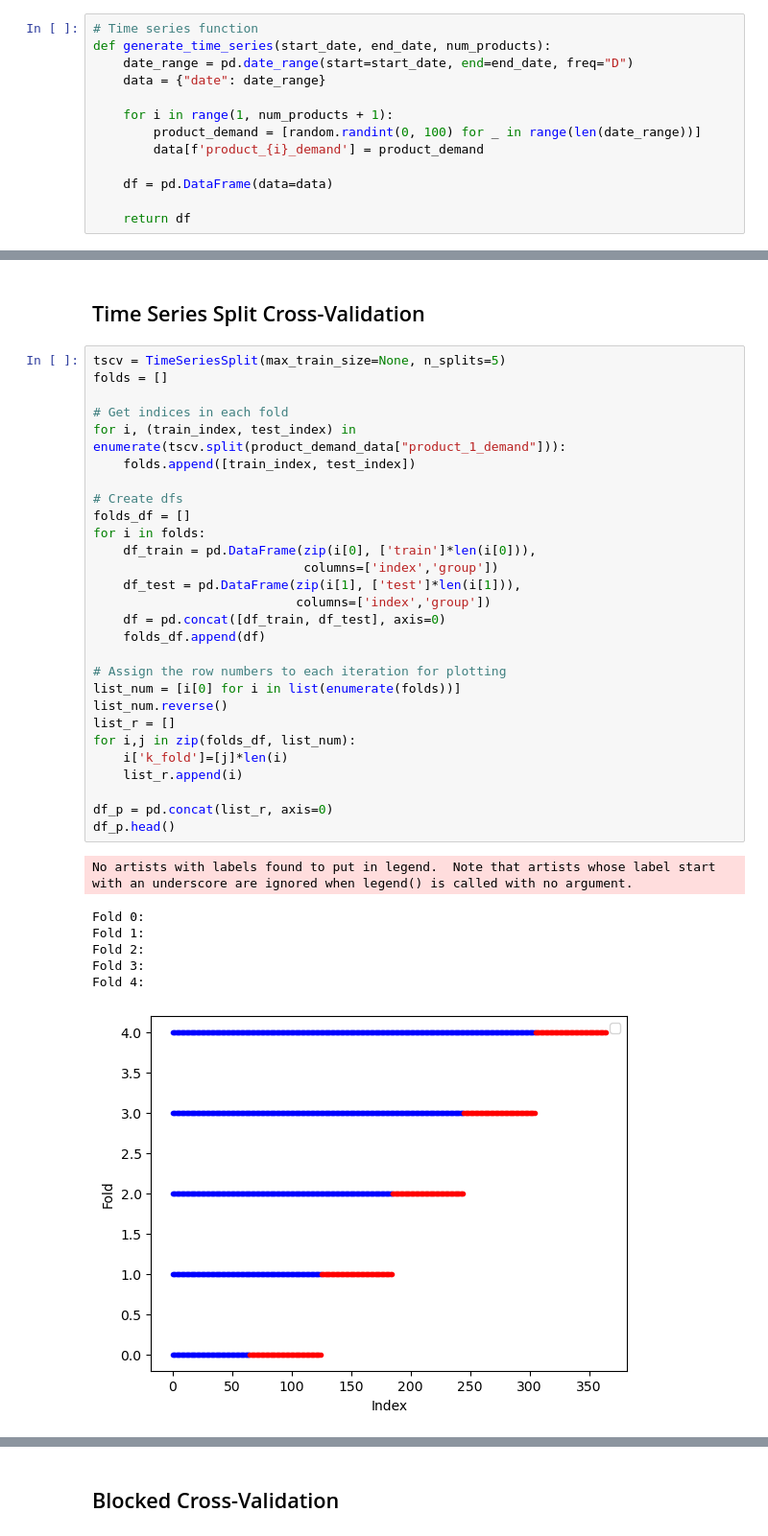
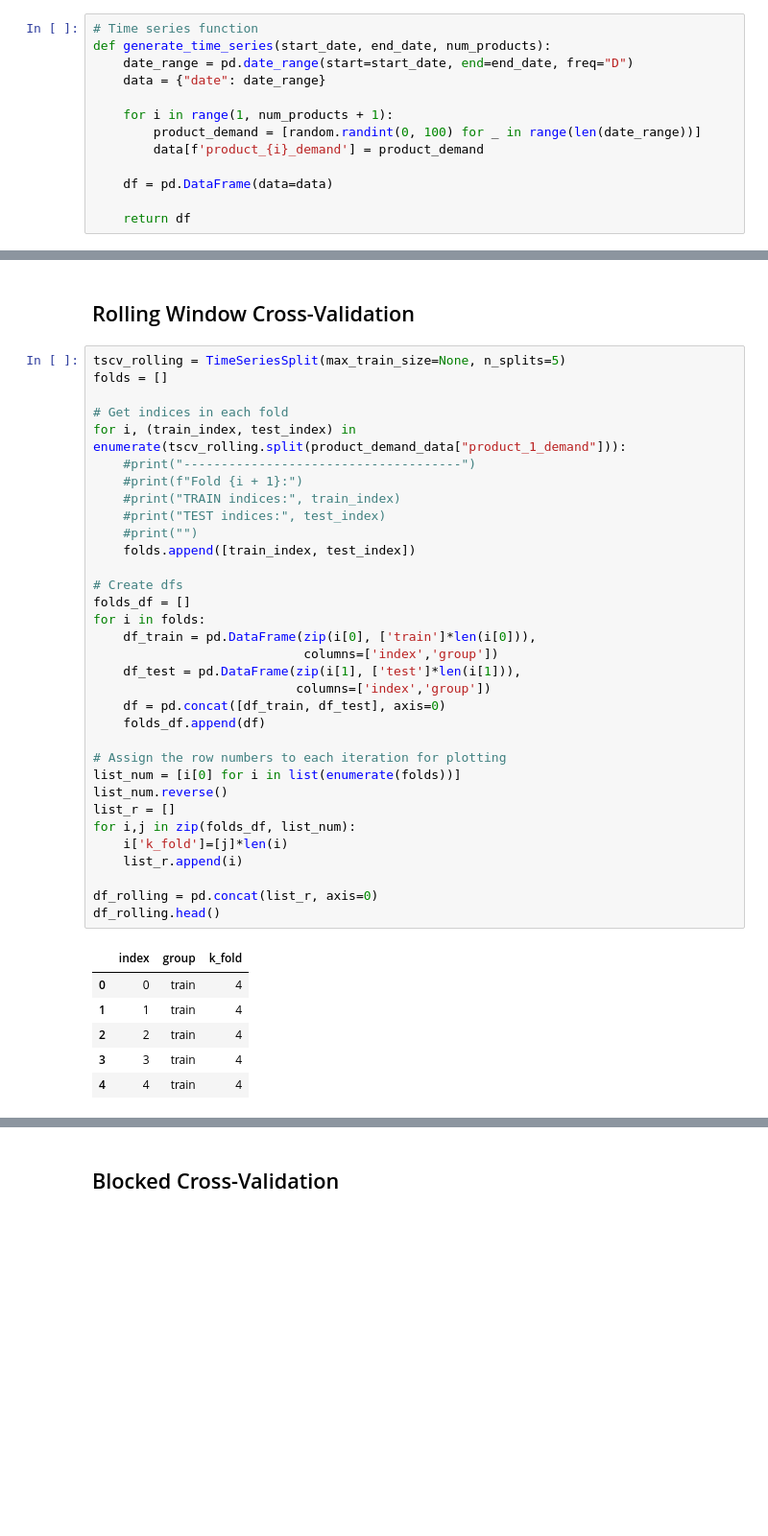
Before and after one commit to afanzott/Data_Science_Best_Practice, a Jupyter notebook: research_notebooks/7_time_series.ipynb, the cells around one changed output, grey strips where cells are left out. Shown: that part at 96% size. Drawn from its saved outputs; the diff is of its cells as text; blank space fills up the shorter version.

Commit message:
Time series cross vall updated

```diff
--- a/research_notebooks/7_time_series.ipynb
+++ b/research_notebooks/7_time_series.ipynb
@@ -45,40 +43,44 @@ print(product_demand_data)
 
 [365 rows x 4 columns]
 # %% [markdown]
-## Time Series Split Cross-Validation
+## Rolling Window Cross-Validation
 # %%
-tscv = TimeSeriesSplit(max_train_size=None, n_splits=5)
+tscv_rolling = TimeSeriesSplit(max_train_size=None, n_splits=5)
 folds = []
 
 # Get indices in each fold
-for i, (train_index, test_index) in enumerate(tscv.split(product_demand_data["product_1_demand"])):
+for i, (train_index, test_index) in enumerate(tscv_rolling.split(product_demand_data["product_1_demand"])):
+    #print("-------------------------------------")
+    #print(f"Fold {i + 1}:")
+    #print("TRAIN indices:", train_index)
+    #print("TEST indices:", test_index)
+    #print("")
     folds.append([train_index, test_index])
 
 # Create dfs
 folds_df = []
 for i in folds:
     df_train = pd.DataFrame(zip(i[0], ['train']*len(i[0])),
                             columns=['index','group'])
     df_test = pd.DataFrame(zip(i[1], ['test']*len(i[1])),
                            columns=['index','group'])
     df = pd.concat([df_train, df_test], axis=0)
     folds_df.append(df)
 
 # Assign the row numbers to each iteration for plotting
 list_num = [i[0] for i in list(enumerate(folds))]
 list_num.reverse()
 list_r = []
 for i,j in zip(folds_df, list_num):
     i['k_fold']=[j]*len(i)
     list_r.append(i)
 
-df_p = pd.concat(list_r, axis=0)
-df_p.head()
+df_rolling = pd.concat(list_r, axis=0)
+df_rolling.head()
 # %% [output]
-No artists with labels found to put in legend.  Note that artists whose label start with an underscore are ignored when legend() is called with no argument.
-Fold 0:
-Fold 1:
-Fold 2:
-Fold 3:
-Fold 4:
-[figure, removed]
+|  | index | group | k_fold |
+| 0 | 0 | train | 4 |
+| 1 | 1 | train | 4 |
+| 2 | 2 | train | 4 |
+| 3 | 3 | train | 4 |
+| 4 | 4 | train | 4 |
```
Also changed, not shown: parts of 16 cells of this notebook.
